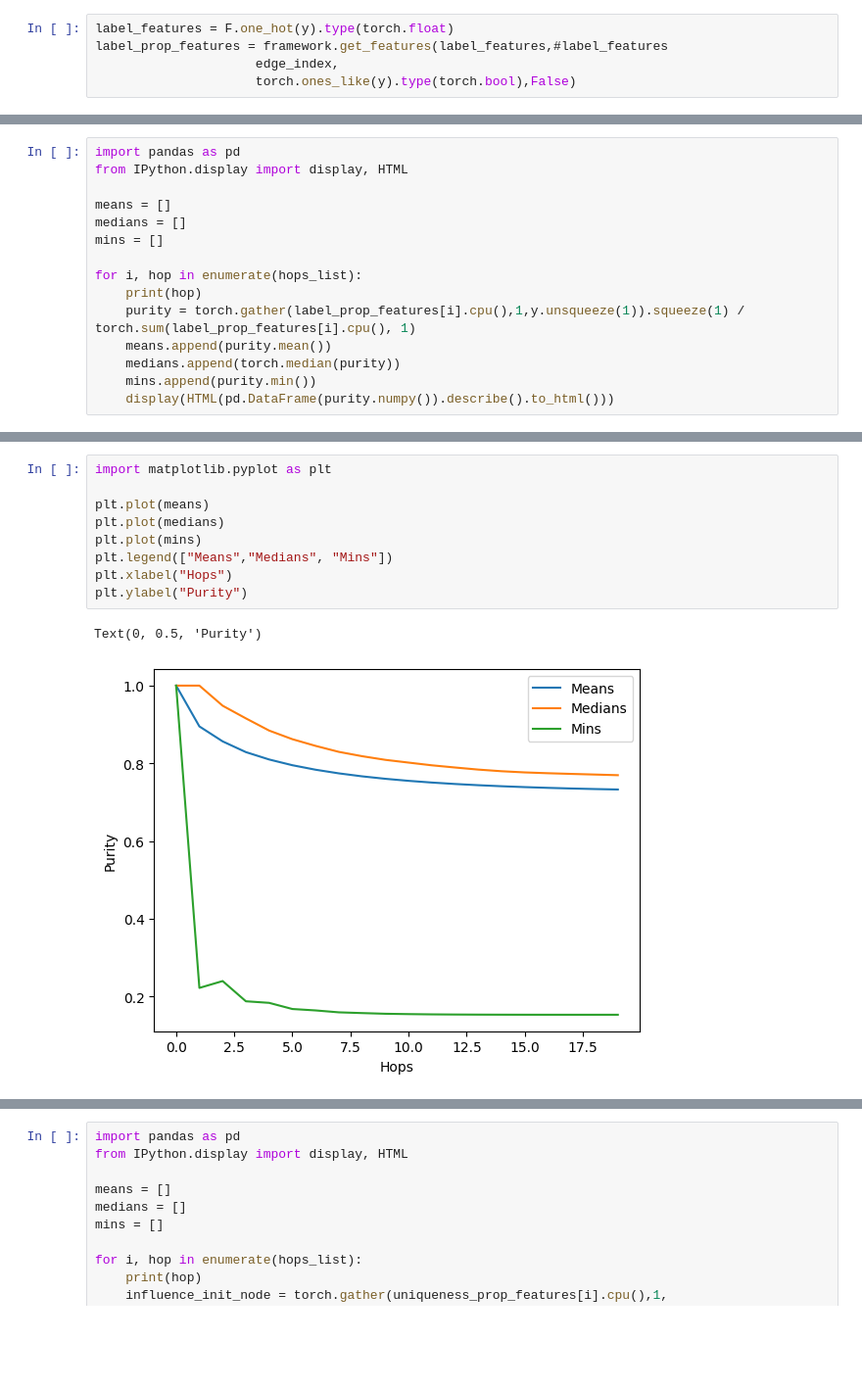
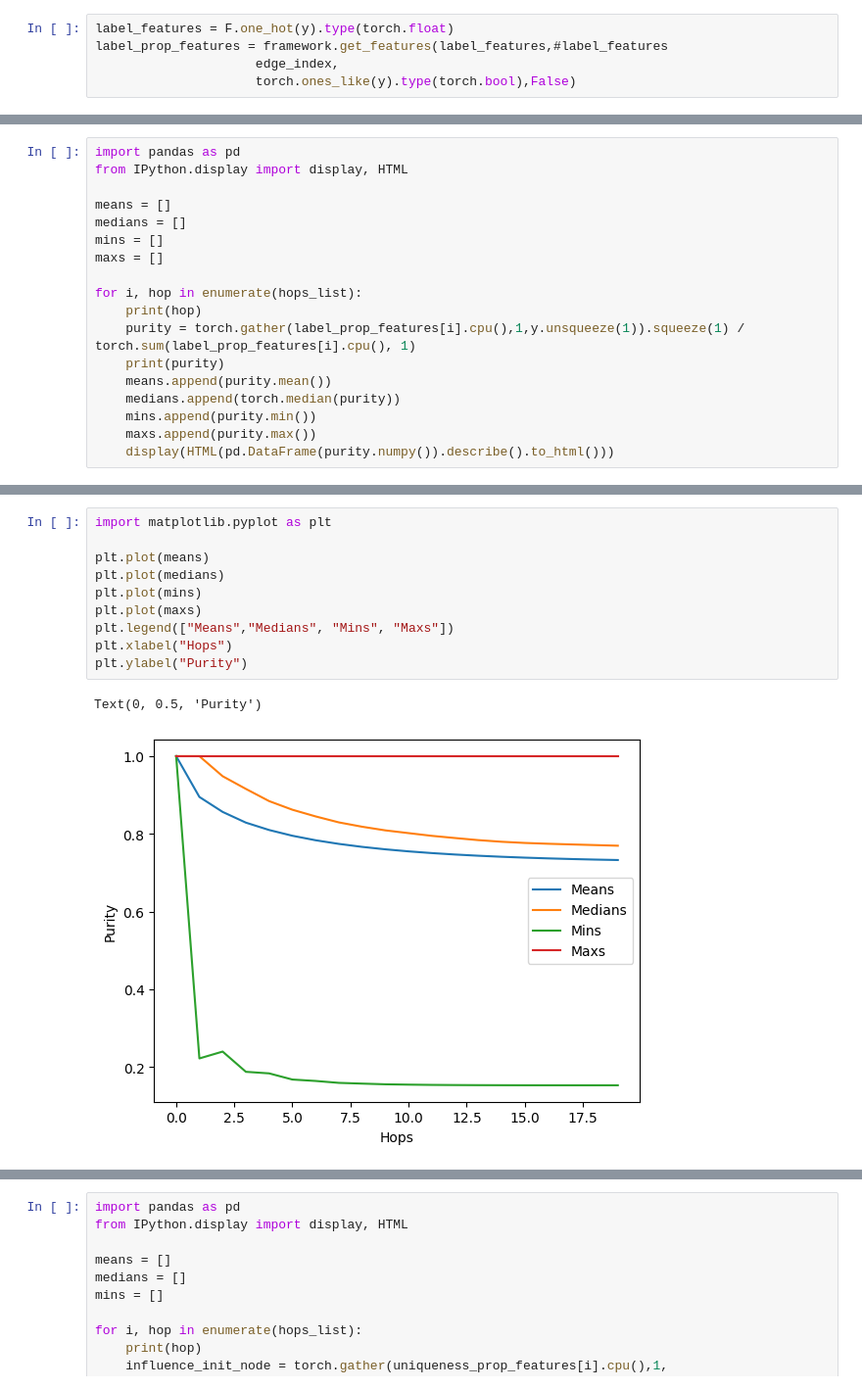
Before and after one commit to danielwalke/GraphAware, a Jupyter notebook: CoraEvalOversmoothing.ipynb, the cells around one changed output, grey strips where cells are left out. Shown at 98% size. Saved outputs shown, nothing was run; the diff lists cells and outputs as text; blank space fills up the shorter version.

```diff
--- a/CoraEvalOversmoothing.ipynb
+++ b/CoraEvalOversmoothing.ipynb
@@ -69,13 +95,16 @@ from IPython.display import display, HTML
 means = []
 medians = []
 mins = []
+maxs = []
 
 for i, hop in enumerate(hops_list):
     print(hop)
     purity = torch.gather(label_prop_features[i].cpu(),1,y.unsqueeze(1)).squeeze(1) / torch.sum(label_prop_features[i].cpu(), 1)
+    print(purity)
     means.append(purity.mean())
     medians.append(torch.median(purity))
     mins.append(purity.min())
+    maxs.append(purity.max())
     display(HTML(pd.DataFrame(purity.numpy()).describe().to_html()))
 # %% [output]
 0
@@ -142,13 +177,14 @@ for i, hop in enumerate(hops_list):
 # %%
 import matplotlib.pyplot as plt
 
 plt.plot(means)
 plt.plot(medians)
 plt.plot(mins)
-plt.legend(["Means","Medians", "Mins"])
+plt.plot(maxs)
+plt.legend(["Means","Medians", "Mins", "Maxs"])
 plt.xlabel("Hops")
 plt.ylabel("Purity")
 # %% [output]
 Text(0, 0.5, 'Purity')
-[figure, old version]
+[figure, new version]
 # %%
```
Also changed, not shown: parts of 6 cells of this notebook, 44 other files.
